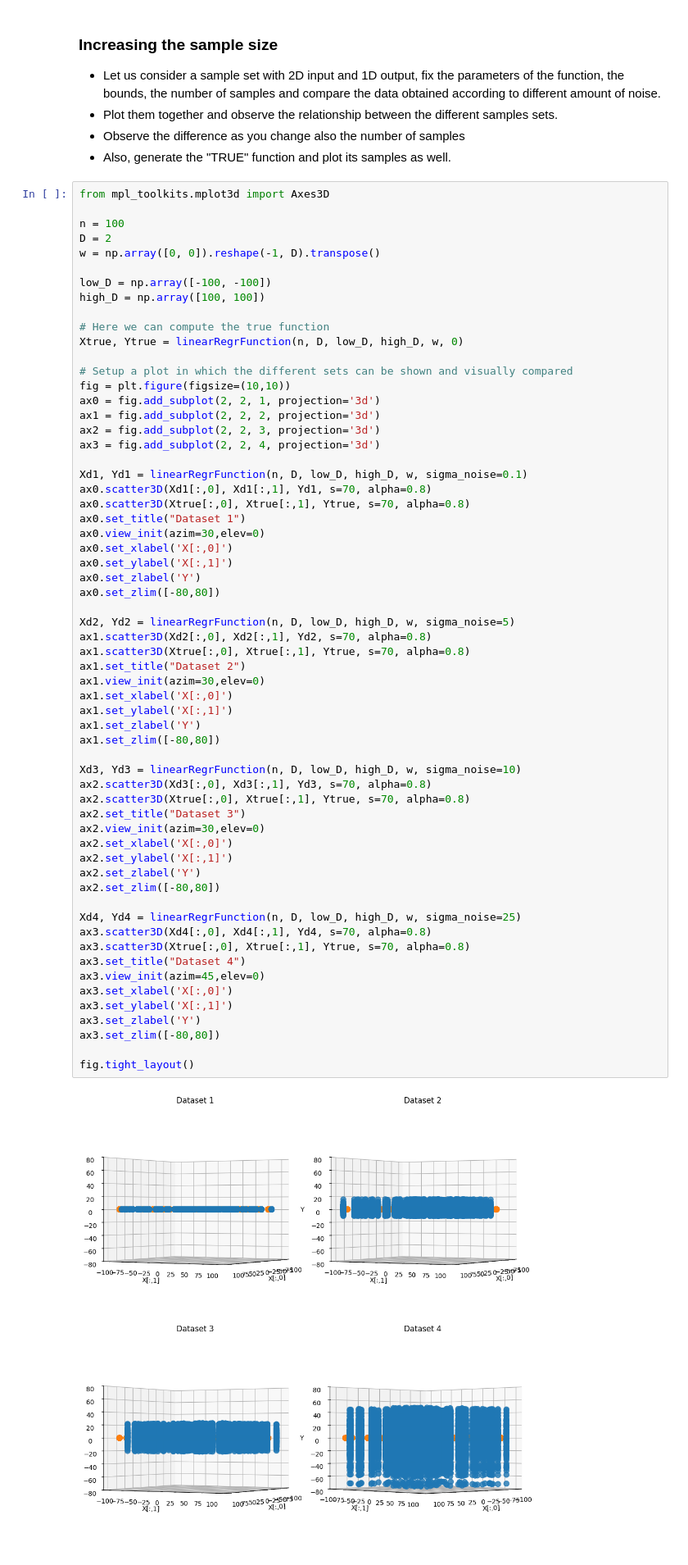
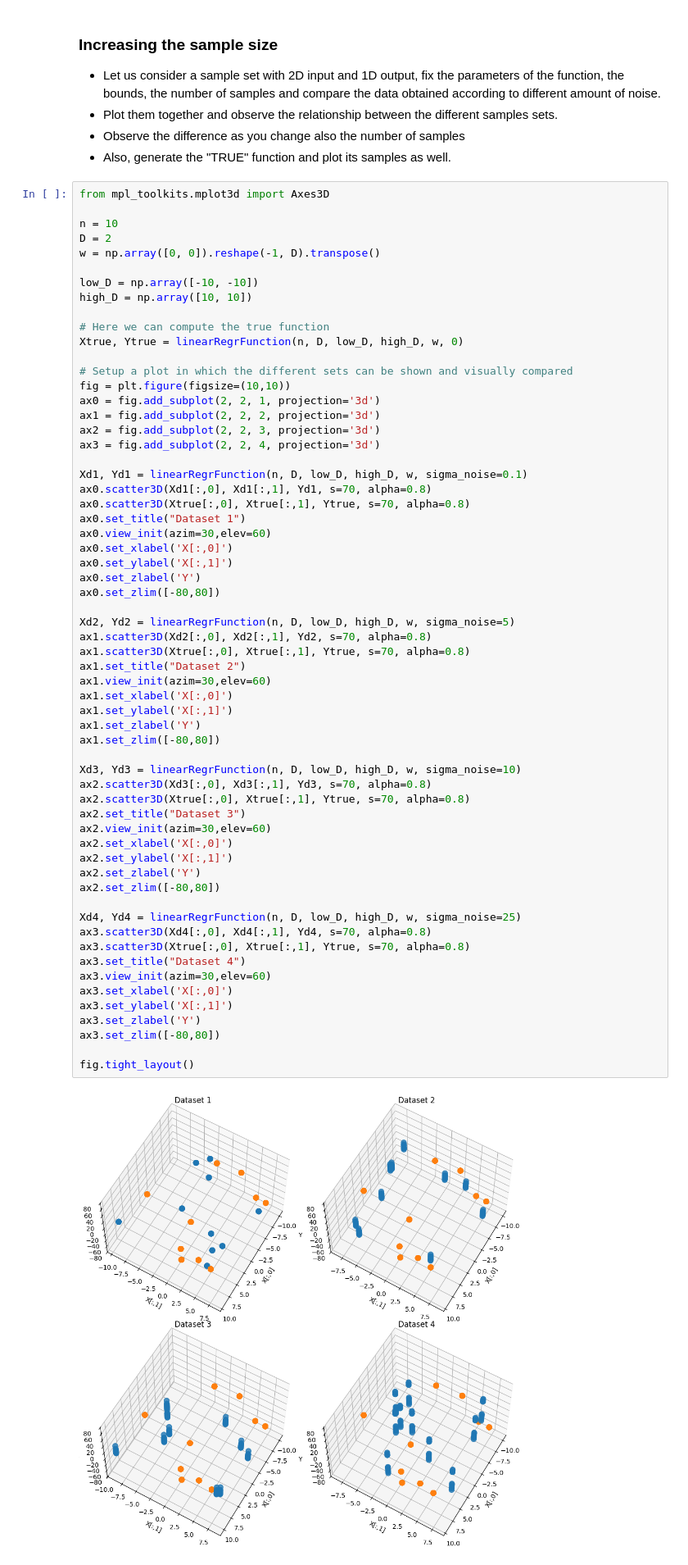
Before and after one commit to Clonecodesash/MachineLearning, a Jupyter notebook: 00_DataGeneration_solved.ipynb, the cells around one changed output. Shown at 82% size. Saved outputs shown, nothing was run; the diff lists cells and outputs as text.

```diff
--- a/00_DataGeneration_solved.ipynb
+++ b/00_DataGeneration_solved.ipynb
@@ -210,12 +210,12 @@ fig.tight_layout()
 # %%
 from mpl_toolkits.mplot3d import Axes3D
 
-n = 100
+n = 10
 D = 2
 w = np.array([0, 0]).reshape(-1, D).transpose()
 
-low_D = np.array([-100, -100])
-high_D = np.array([100, 100])
+low_D = np.array([-10, -10])
+high_D = np.array([10, 10])
 
 # Here we can compute the true function
 Xtrue, Ytrue = linearRegrFunction(n, D, low_D, high_D, w, 0)
@@ -231,7 +231,7 @@ Xd1, Yd1 = linearRegrFunction(n, D, low_D, high_D, w, sigma_noise=0.1)
 ax0.scatter3D(Xd1[:,0], Xd1[:,1], Yd1, s=70, alpha=0.8)
 ax0.scatter3D(Xtrue[:,0], Xtrue[:,1], Ytrue, s=70, alpha=0.8)
 ax0.set_title("Dataset 1")
-ax0.view_init(azim=30,elev=0)
+ax0.view_init(azim=30,elev=60)
 ax0.set_xlabel('X[:,0]')
 ax0.set_ylabel('X[:,1]')
 ax0.set_zlabel('Y')
@@ -239,37 +239,37 @@ ax0.set_zlim([-80,80])
 
 Xd2, Yd2 = linearRegrFunction(n, D, low_D, high_D, w, sigma_noise=5)
 ax1.scatter3D(Xd2[:,0], Xd2[:,1], Yd2, s=70, alpha=0.8)
 ax1.scatter3D(Xtrue[:,0], Xtrue[:,1], Ytrue, s=70, alpha=0.8)
 ax1.set_title("Dataset 2")
-ax1.view_init(azim=30,elev=0)
+ax1.view_init(azim=30,elev=60)
 ax1.set_xlabel('X[:,0]')
 ax1.set_ylabel('X[:,1]')
 ax1.set_zlabel('Y')
 ax1.set_zlim([-80,80])
 
 Xd3, Yd3 = linearRegrFunction(n, D, low_D, high_D, w, sigma_noise=10)
 ax2.scatter3D(Xd3[:,0], Xd3[:,1], Yd3, s=70, alpha=0.8)
 ax2.scatter3D(Xtrue[:,0], Xtrue[:,1], Ytrue, s=70, alpha=0.8)
 ax2.set_title("Dataset 3")
-ax2.view_init(azim=30,elev=0)
+ax2.view_init(azim=30,elev=60)
 ax2.set_xlabel('X[:,0]')
 ax2.set_ylabel('X[:,1]')
 ax2.set_zlabel('Y')
 ax2.set_zlim([-80,80])
 
 Xd4, Yd4 = linearRegrFunction(n, D, low_D, high_D, w, sigma_noise=25)
 ax3.scatter3D(Xd4[:,0], Xd4[:,1], Yd4, s=70, alpha=0.8)
 ax3.scatter3D(Xtrue[:,0], Xtrue[:,1], Ytrue, s=70, alpha=0.8)
 ax3.set_title("Dataset 4")
-ax3.view_init(azim=45,elev=0)
+ax3.view_init(azim=30,elev=60)
 ax3.set_xlabel('X[:,0]')
 ax3.set_ylabel('X[:,1]')
 ax3.set_zlabel('Y')
 ax3.set_zlim([-80,80])
 
 fig.tight_layout()
 # %% [output]
-[figure, old version]
+[figure, new version]
 # %% [markdown]
 ## Generating data for classification problems
 # %% [markdown]
```
Also changed, not shown: parts of 7 cells of this notebook.
